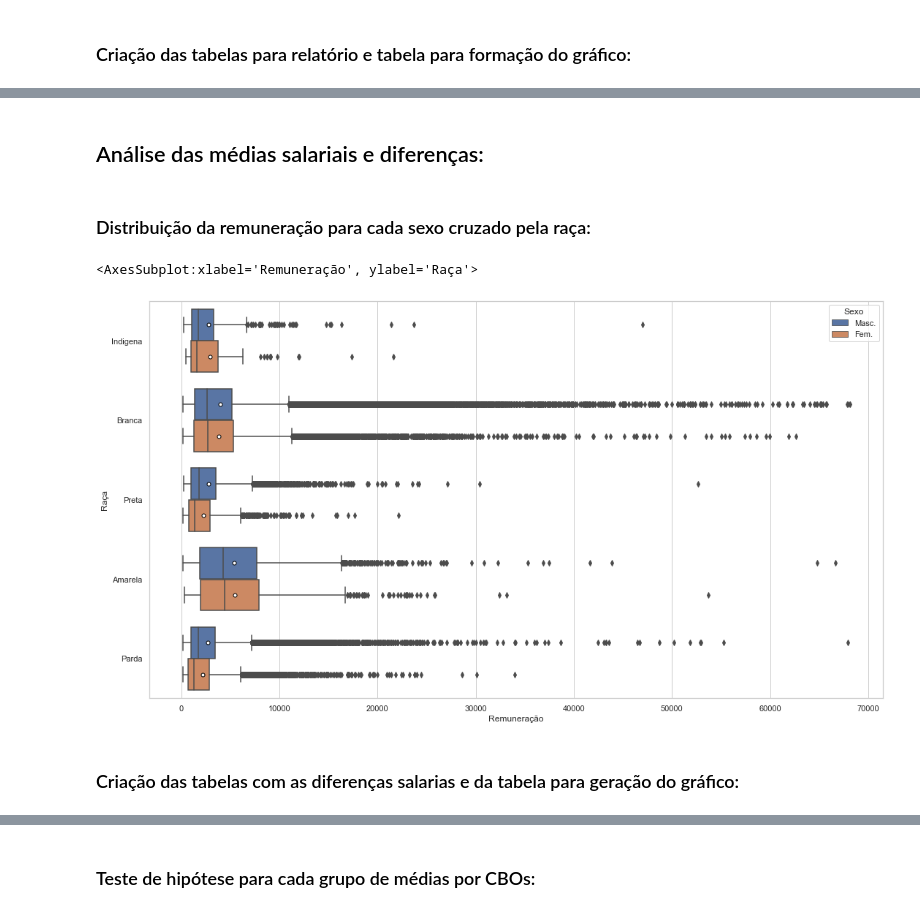
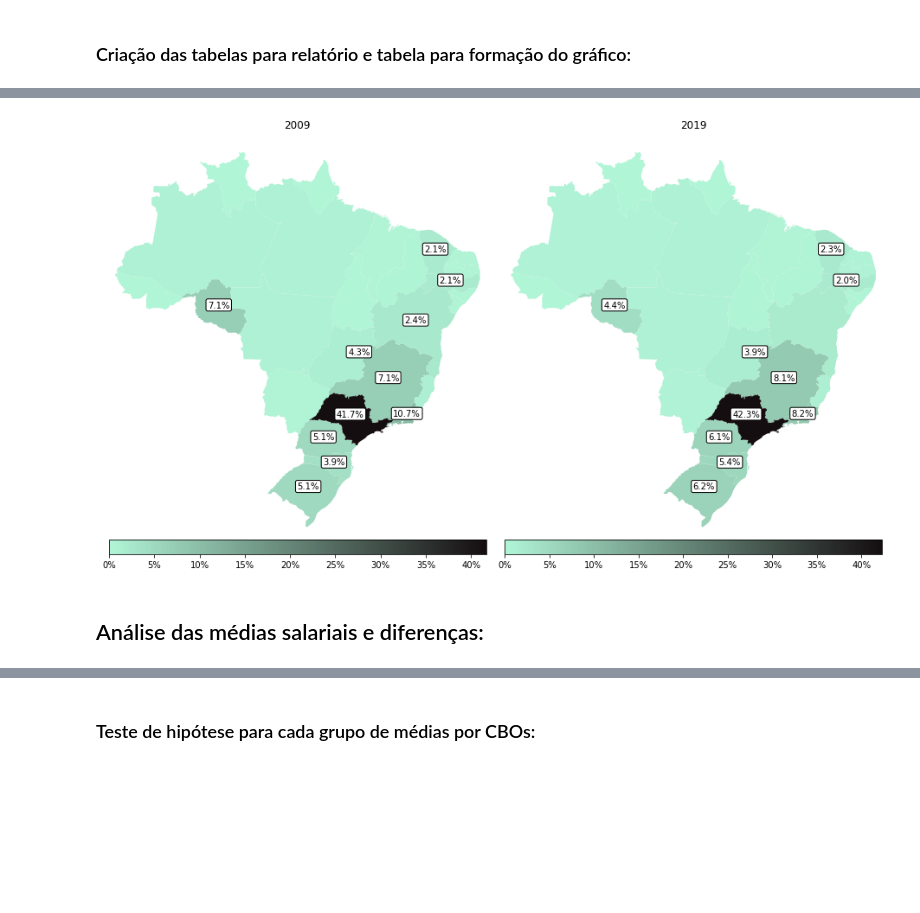
Before and after one commit to yohannmax/ic_fatec_dif_salarial_ti, a Jupyter notebook: notebooks/07-dif_salarial_geral_uf.ipynb, the cells around one changed output, grey strips where cells are left out. Drawn from its saved outputs; the diff is of its cells as text; code cells hidden in the pictures; blank space fills up the shorter version.

```diff
--- a/notebooks/07-dif_salarial_geral_uf.ipynb
+++ b/notebooks/07-dif_salarial_geral_uf.ipynb
@@ -223,20 +257,49 @@ KeyError: 10
+# %%
+fig, (ax1, ax2) = plt.subplots(1, 2, figsize = (16, 16))
+fig.subplots_adjust(wspace = 0.05)
+
+ax1.set_xlim(xlim_total_esquerda, xlim_total_direita)
+ax2.set_xlim(xlim_total_esquerda, xlim_total_direita)
+
+df_br_map.apply(lambda x: ax1.annotate(text = '{:.1f}%'.format(x['perc_homens_2009']),
+                                       xy = (x['centroid'].coords[0][0], x['centroid'].coords[0][1]),
+                                       ha='center', bbox = dict(boxstyle = "round,pad = .2", fc = "1"))
+                        if x['perc_homens_2009'] >= 2 else '', axis = 1)
+
+df_br_map.apply(lambda x: ax2.annotate(text = '{:.1f}%'.format(x['perc_homens_2019']),
+                                       xy = (x['centroid'].coords[0][0], x['centroid'].coords[0][1]),
+                                       ha='center', bbox = dict(boxstyle = "round,pad = .2", fc = "1"))
+                        if x['perc_homens_2019'] >= 2 else '', axis = 1)
+
+df_br_map.plot(cmap = cor_mapa_qnt, column = 'perc_homens_2009', ax = ax1)
+
+divider = make_axes_locatable(ax1)
+cax1 = divider.append_axes("bottom", size="3.5%", pad=-0.1)
+cax1.xaxis.set_ticks_position("bottom")
+
+fig.colorbar(plt.cm.ScalarMappable(cmap = cor_mapa_qnt,
+                                   norm = plt.Normalize(vmin = 0, vmax = df_br_map['perc_homens_2009'].max())),
+                                   cax1, orientation = "horizontal", format = lambda x, _: f"{x:.0f}%")
+
+df_br_map.plot(cmap = cor_mapa_qnt, column = 'perc_homens_2019', ax = ax2)
+
+divider = make_axes_locatable(ax2)
+cax2 = divider.append_axes("bottom", size="3.5%", pad=-0.1)
+
+cax2.xaxis.set_ticks_position("bottom")
+
+fig.colorbar(plt.cm.ScalarMappable(cmap = cor_mapa_qnt,
+                                   norm = plt.Normalize(vmin = 0, vmax = df_br_map['perc_homens_2019'].max())),
+                                   cax2, orientation = "horizontal", format=lambda x, _: f"{x:.0f}%")
+
+ax1.set_axis_off()
+ax2.set_axis_off()
+
+ax1.title.set_text('2009')
+ax2.title.set_text('2019')
+
+fig.savefig("./figures/png/map_qnt_homens.png", dpi = 300)
+# %% [output]
+[figure, added]
 # %% [markdown]
 ## Análise das médias salariais e diferenças:
-# %% [markdown]
-### Distribuição da remuneração para cada sexo cruzado pela raça:
-# %%
-RAIS_GERAL_2009_BOX = RAIS_GERAL_2009
-RAIS_GERAL_2009_BOX["Sexo"].replace(sexo, inplace = True)
-RAIS_GERAL_2009_BOX["Raça"].replace(raca_2009, inplace = True)
-
-box = sns.boxplot(x = 'Remuneração', y = 'Raça', hue = 'Sexo', data = RAIS_GERAL_2009, orient = 'h', showmeans=True, meanprops={"marker":"o",
-                       "markerfacecolor":"white",
-                       "markeredgecolor":"black",
-                       "markersize":"5"}, order = raca_2009.values())
-box.figure.set_size_inches(18, 10)
-box
-# %% [output]
-<AxesSubplot:xlabel='Remuneração', ylabel='Raça'>
-[figure, removed]
-# %% [markdown]
-### Criação das tabelas com as diferenças salarias e da tabela para geração do gráfico:
```
Also changed, not shown: parts of 58 cells of this notebook, 22 other files.
